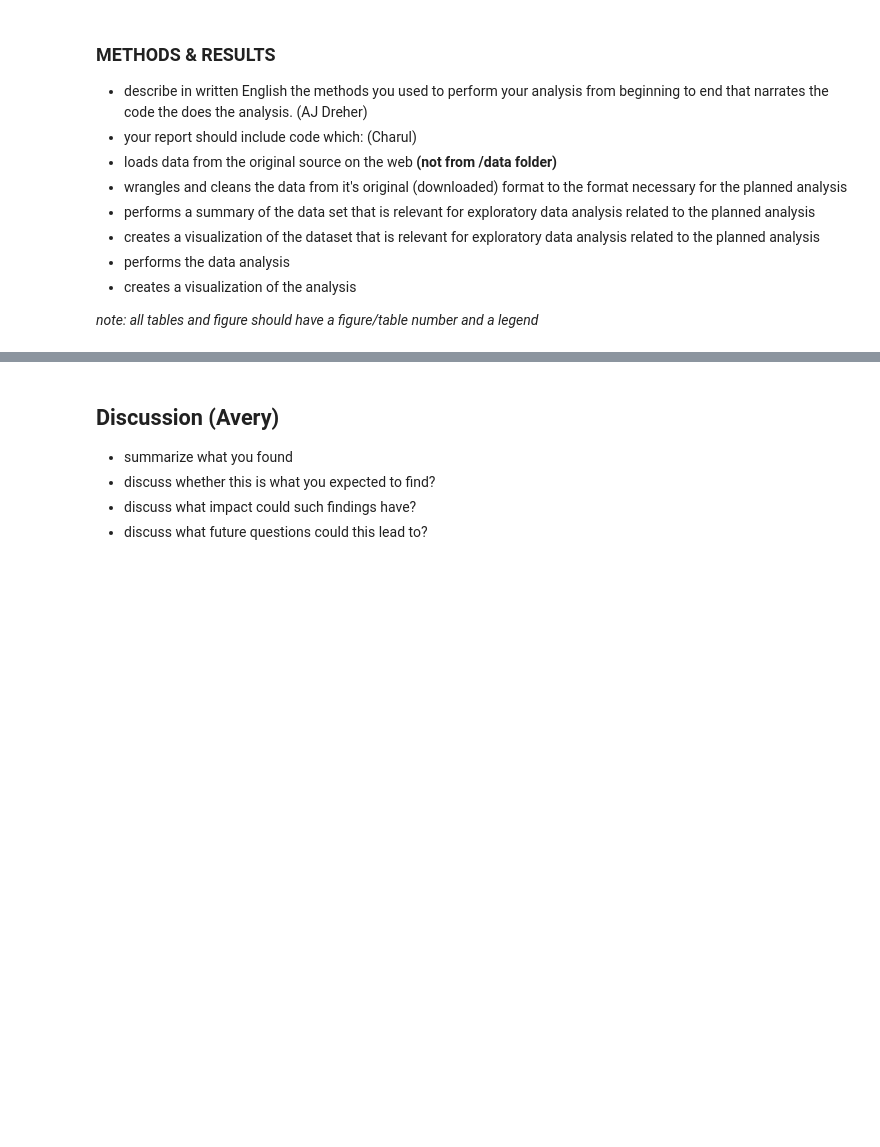
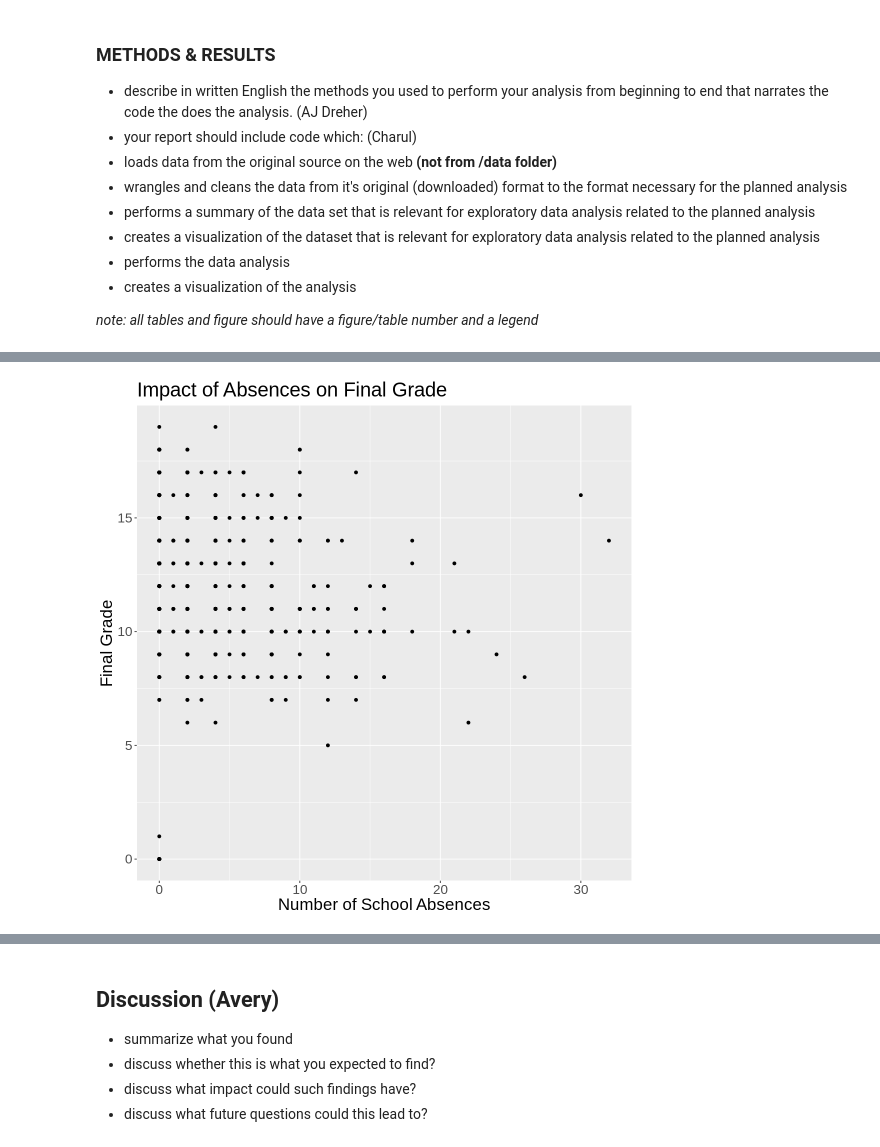
Before and after one commit to jsonthany/dsci_100_project, a Jupyter notebook: project_report.ipynb, the cells around one changed output, grey strips where cells are left out. Drawn from its saved outputs; the diff is of its cells as text; code cells hidden in the pictures; blank space fills up the shorter version.

Commit message:
started coding with cleaning of data and making scatterplots

```diff
--- a/project_report.ipynb
+++ b/project_report.ipynb
@@ -22,0 +47,4 @@
+# %%
+student_data <- read_delim("data/student-por.csv", delim = ";")
+
+glimpse (student_data)
@@ -22,0 +86,6 @@
+# %%
+student_data <- student_data %>%
+                mutate (parent_ed = (Medu + Fedu)/2) %>%
+            select (G3, absences, parent_ed, studytime)
+
+student_data %>% head (10)
@@ -22,0 +106,13 @@
+# %%
+options(repr.plot.width = 9, repr.plot.height = 9)
+
+absences_plot <- ggplot(student_data, aes(x = absences, y = G3)) +
+  geom_point() +
+  xlab("Number of School Absences") +
+  ylab("Final Grade") +
+    labs (title = "Impact of Absences on Final Grade") +
+theme(text = element_text(size=20))
+
+absences_plot
+# %% [output]
+[figure, added]
```
Also changed, not shown: parts of 5 cells of this notebook.
